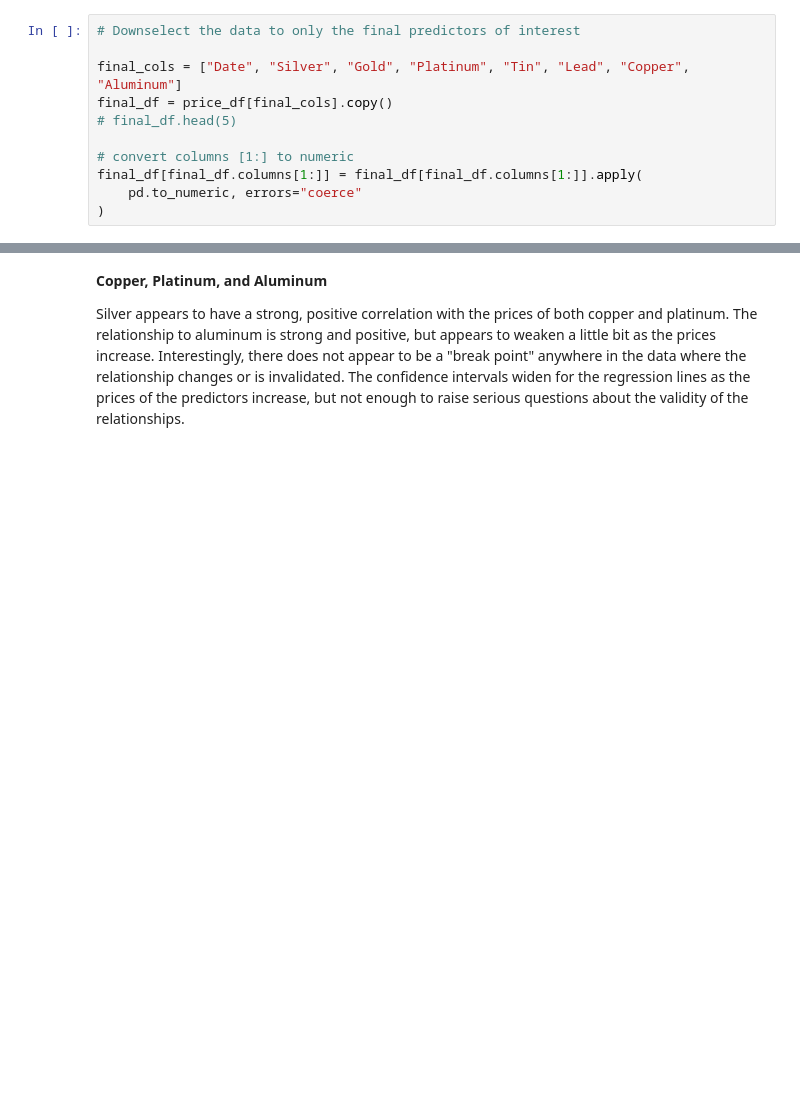
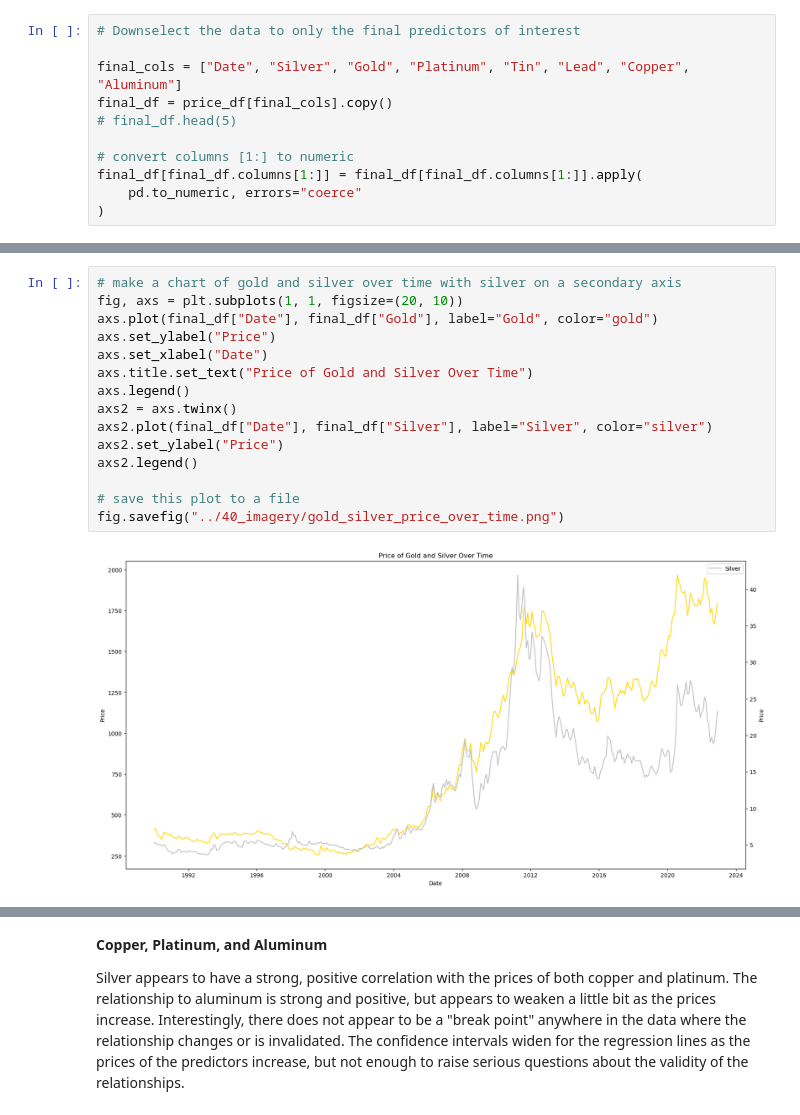
Before and after one commit to andrewkroening/precious-metal-price-analysis, a Jupyter notebook: 20_code/exploratory_analysis.ipynb, the cells around one changed output, grey strips where cells are left out. Drawn from its saved outputs; the diff is of its cells as text; blank space fills up the shorter version.

```diff
--- a/20_code/exploratory_analysis.ipynb
+++ b/20_code/exploratory_analysis.ipynb
@@ -195,3 +202,20 @@ final_df[final_df.columns[1:]] = final_df[final_df.columns[1:]].apply(
+# %%
+# make a chart of gold and silver over time with silver on a secondary axis
+fig, axs = plt.subplots(1, 1, figsize=(20, 10))
+axs.plot(final_df["Date"], final_df["Gold"], label="Gold", color="gold")
+axs.set_ylabel("Price")
+axs.set_xlabel("Date")
+axs.title.set_text("Price of Gold and Silver Over Time")
+axs.legend()
+axs2 = axs.twinx()
+axs2.plot(final_df["Date"], final_df["Silver"], label="Silver", color="silver")
+axs2.set_ylabel("Price")
+axs2.legend()
+
+# save this plot to a file
+fig.savefig("../40_imagery/gold_silver_price_over_time.png")
+# %% [output]
+[figure, added]
 # %%
 # Copper Analysis
 
```
Also changed, not shown: parts of 22 cells of this notebook, 8 other files.
